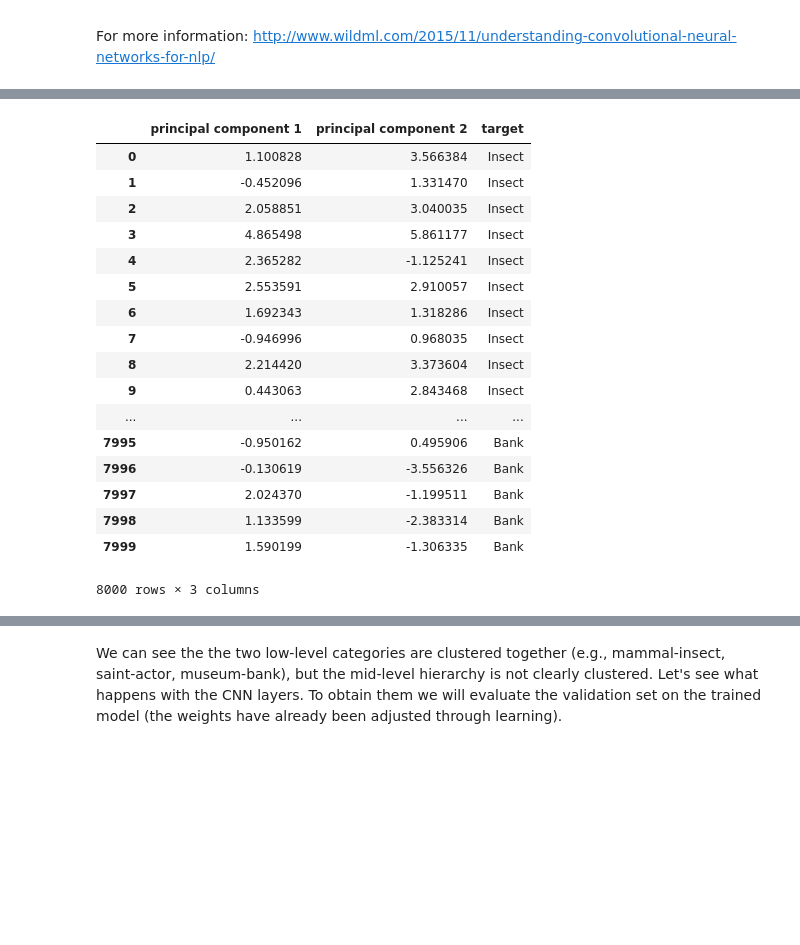
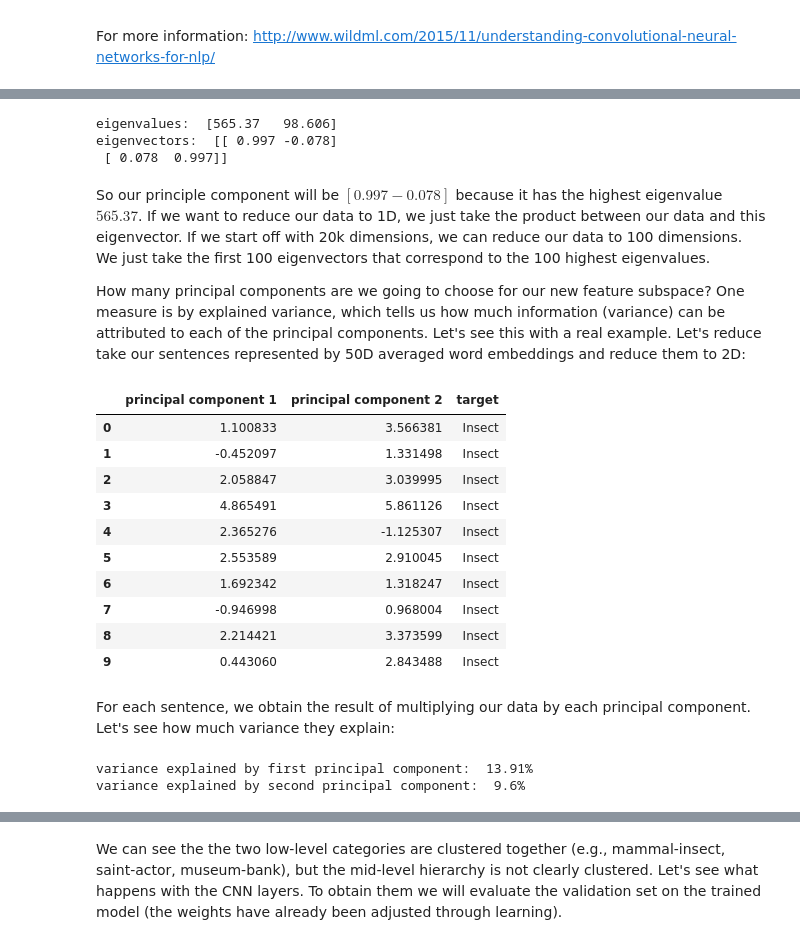
Before and after one commit to danielmlow/nlp_tutorial, a Jupyter notebook: tutorial.ipynb, the cells around one changed output, grey strips where cells are left out. Saved outputs shown, nothing was run; the diff lists cells and outputs as text; code cells hidden in the pictures; blank space fills up the shorter version.

```diff
--- a/tutorial.ipynb
+++ b/tutorial.ipynb
@@ -749,43 +848,57 @@ Eigenvalues
+# %%
+eigenvalues, eigenvectors = np.linalg.eig(cov_matrix)
+print('eigenvalues: ', eigenvalues.round(3))
+
+
+print('eigenvectors: ',eigenvectors.round(3))
+# %% [output]
+eigenvalues:  [565.37   98.606]
+eigenvectors:  [[ 0.997 -0.078]
+ [ 0.078  0.997]]
+# %% [markdown]
+So our principle component will be $[ 0.997 -0.078]$ because it has the highest eigenvalue $565.37$. If we want to reduce our data to 1D, we just take the product between our data and this eigenvector. If we start off with 20k dimensions, we can reduce our data to 100 dimensions. We just take the first 100 eigenvectors that correspond to the 100 highest eigenvalues.
+
+How many principal components are we going to choose for our new feature subspace? One measure is by explained variance, which tells us how much information (variance) can be attributed to each of the principal components. Let's see this with a real example. Let's reduce take our sentences represented by 50D averaged word embeddings and reduce them to 2D:
 # %%
 from sklearn.preprocessing import StandardScaler
 from sklearn.decomposition import PCA
 
 # Features
 x = X_validation_glove50_mean[:]
 
 # Targets
 y_train = [[n]*1000 for n in categories]
 y_train = [n for i in y_train for n in i]
 
 
 # Standardizing the features
 x = StandardScaler().fit_transform(x)
 
 
 pca = PCA(n_components=2)
 principalComponents = pca.fit_transform(x)
 principalDf = pd.DataFrame(data = principalComponents
              , columns = ['principal component 1', 'principal component 2'])
 
-
 finalDf = pd.concat([principalDf, pd.DataFrame({'target': y_train})], axis = 1)
-finalDf
+finalDf.head(10)
 # %% [output]
 |  | principal component 1 | principal component 2 | target |
-| 0 | 1.100828 | 3.566384 | Insect |
-| 1 | -0.452096 | 1.331470 | Insect |
-| 2 | 2.058851 | 3.040035 | Insect |
-| 3 | 4.865498 | 5.861177 | Insect |
-| 4 | 2.365282 | -1.125241 | Insect |
-| 5 | 2.553591 | 2.910057 | Insect |
-| 6 | 1.692343 | 1.318286 | Insect |
-| 7 | -0.946996 | 0.968035 | Insect |
-| 8 | 2.214420 | 3.373604 | Insect |
-| 9 | 0.443063 | 2.843468 | Insect |
-| ... | ... | ... | ... |
-| 7995 | -0.950162 | 0.495906 | Bank |
-| 7996 | -0.130619 | -3.556326 | Bank |
-| 7997 | 2.024370 | -1.199511 | Bank |
-| 7998 | 1.133599 | -2.383314 | Bank |
-| 7999 | 1.590199 | -1.306335 | Bank |
+| 0 | 1.100833 | 3.566381 | Insect |
+| 1 | -0.452097 | 1.331498 | Insect |
+| 2 | 2.058847 | 3.039995 | Insect |
+| 3 | 4.865491 | 5.861126 | Insect |
+| 4 | 2.365276 | -1.125307 | Insect |
+| 5 | 2.553589 | 2.910045 | Insect |
+| 6 | 1.692342 | 1.318247 | Insect |
+| 7 | -0.946998 | 0.968004 | Insect |
+| 8 | 2.214421 | 3.373599 | Insect |
+| 9 | 0.443060 | 2.843488 | Insect |
-8000 rows × 3 columns
+# %% [markdown]
+For each sentence, we obtain the result of multiplying our data by each principal component. Let's see how much variance they explain:
+# %%
+print('variance explained by first principal component: ', str(pca.explained_variance_ratio_[0].round(4)*100)+'%')
+print('variance explained by second principal component: ', str(pca.explained_variance_ratio_[1].round(4)*100)+'%')
+# %% [output]
+variance explained by first principal component:  13.91%
+variance explained by second principal component:  9.6%
```
Also changed, not shown: parts of 38 cells of this notebook, 4 other files.
